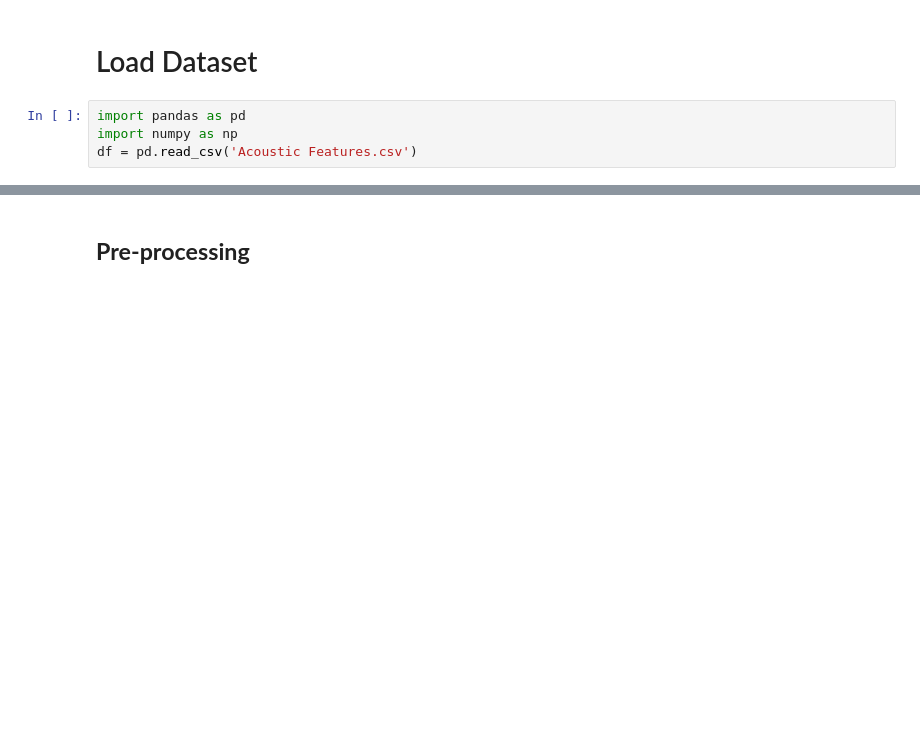
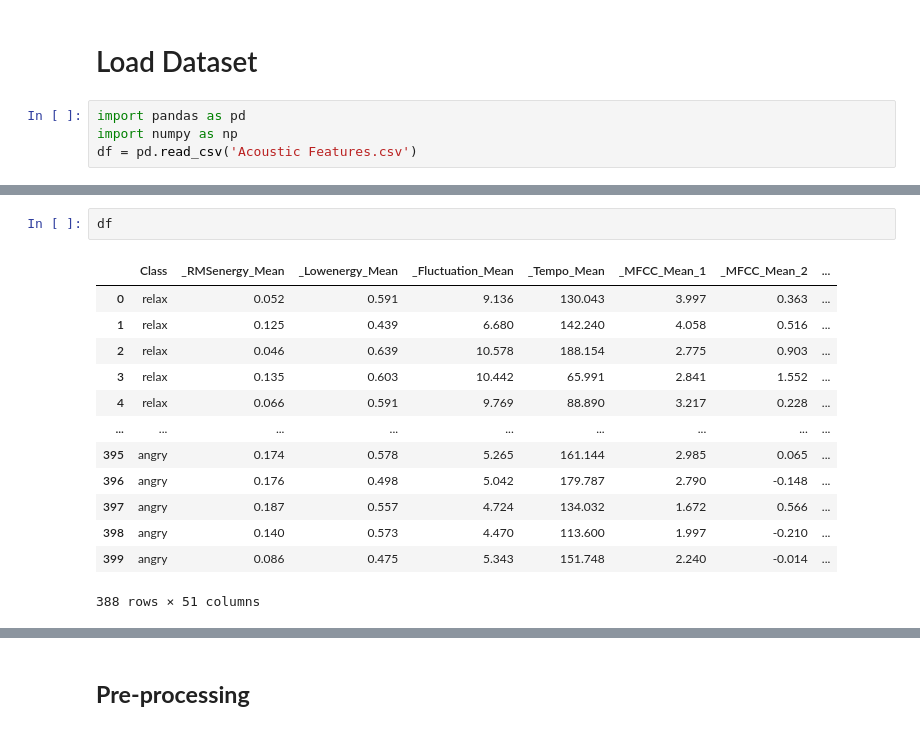
Before and after one commit to GreyWard/TugasPAD_NN, a Jupyter notebook: Simplified.ipynb, the cells around one changed output, grey strips where cells are left out. Saved outputs shown, nothing was run; the diff lists cells and outputs as text; blank space fills up the shorter version.

```diff
--- a/Simplified.ipynb
+++ b/Simplified.ipynb
@@ -9,0 +14,16 @@ df = pd.read_csv('Acoustic Features.csv')
+# %%
+df
+# %% [output]
+|  | Class | _RMSenergy_Mean | _Lowenergy_Mean | _Fluctuation_Mean | _Tempo_Mean | _MFCC_Mean_1 | _MFCC_Mean_2 | ... |
+| 0 | relax | 0.052 | 0.591 | 9.136 | 130.043 | 3.997 | 0.363 | ... |
+| 1 | relax | 0.125 | 0.439 | 6.680 | 142.240 | 4.058 | 0.516 | ... |
+| 2 | relax | 0.046 | 0.639 | 10.578 | 188.154 | 2.775 | 0.903 | ... |
+| 3 | relax | 0.135 | 0.603 | 10.442 | 65.991 | 2.841 | 1.552 | ... |
+| 4 | relax | 0.066 | 0.591 | 9.769 | 88.890 | 3.217 | 0.228 | ... |
+| ... | ... | ... | ... | ... | ... | ... | ... | ... |
+| 395 | angry | 0.174 | 0.578 | 5.265 | 161.144 | 2.985 | 0.065 | ... |
+| 396 | angry | 0.176 | 0.498 | 5.042 | 179.787 | 2.790 | -0.148 | ... |
+| 397 | angry | 0.187 | 0.557 | 4.724 | 134.032 | 1.672 | 0.566 | ... |
+| 398 | angry | 0.140 | 0.573 | 4.470 | 113.600 | 1.997 | -0.210 | ... |
+| 399 | angry | 0.086 | 0.475 | 5.343 | 151.748 | 2.240 | -0.014 | ... |
+388 rows × 51 columns
```
Also changed, not shown: parts of 5 cells of this notebook, 1 other file.
